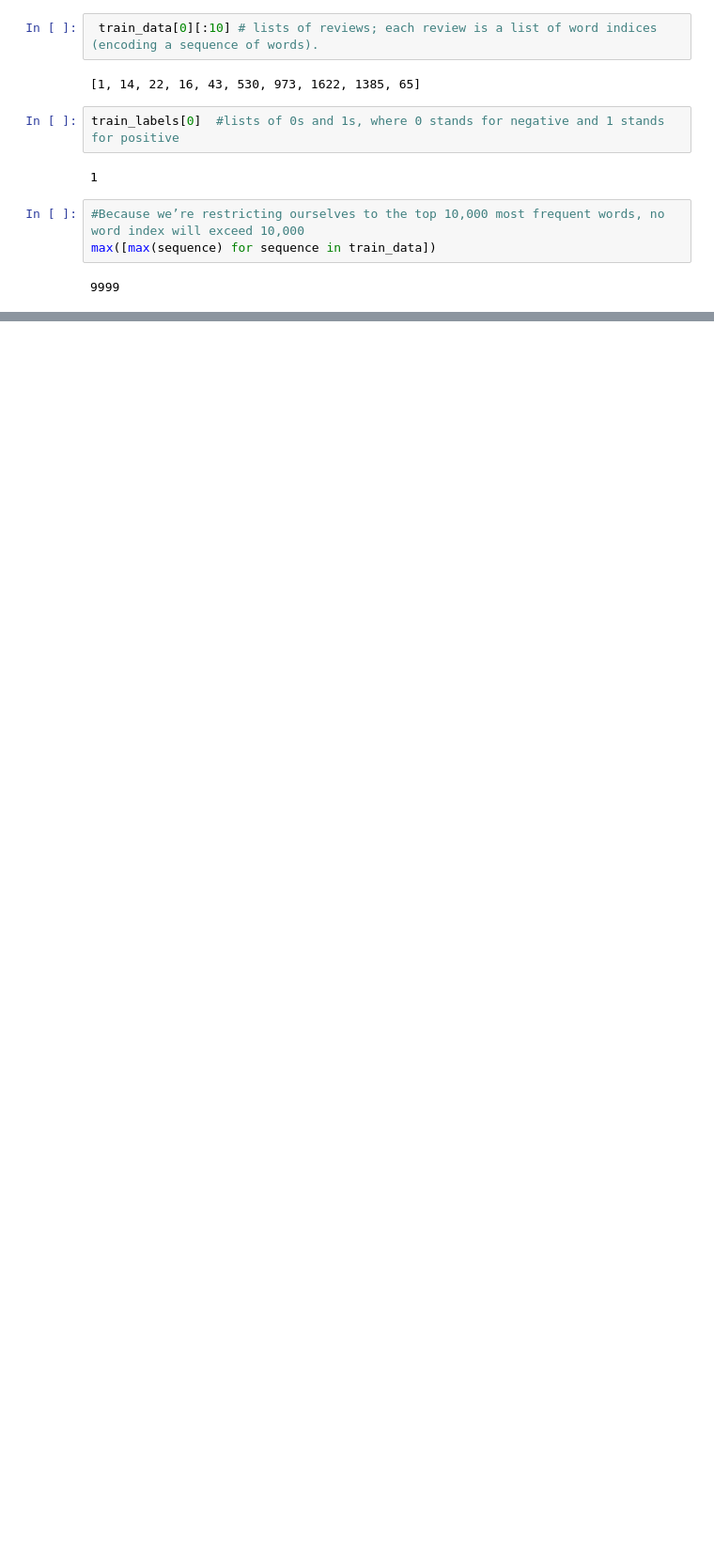
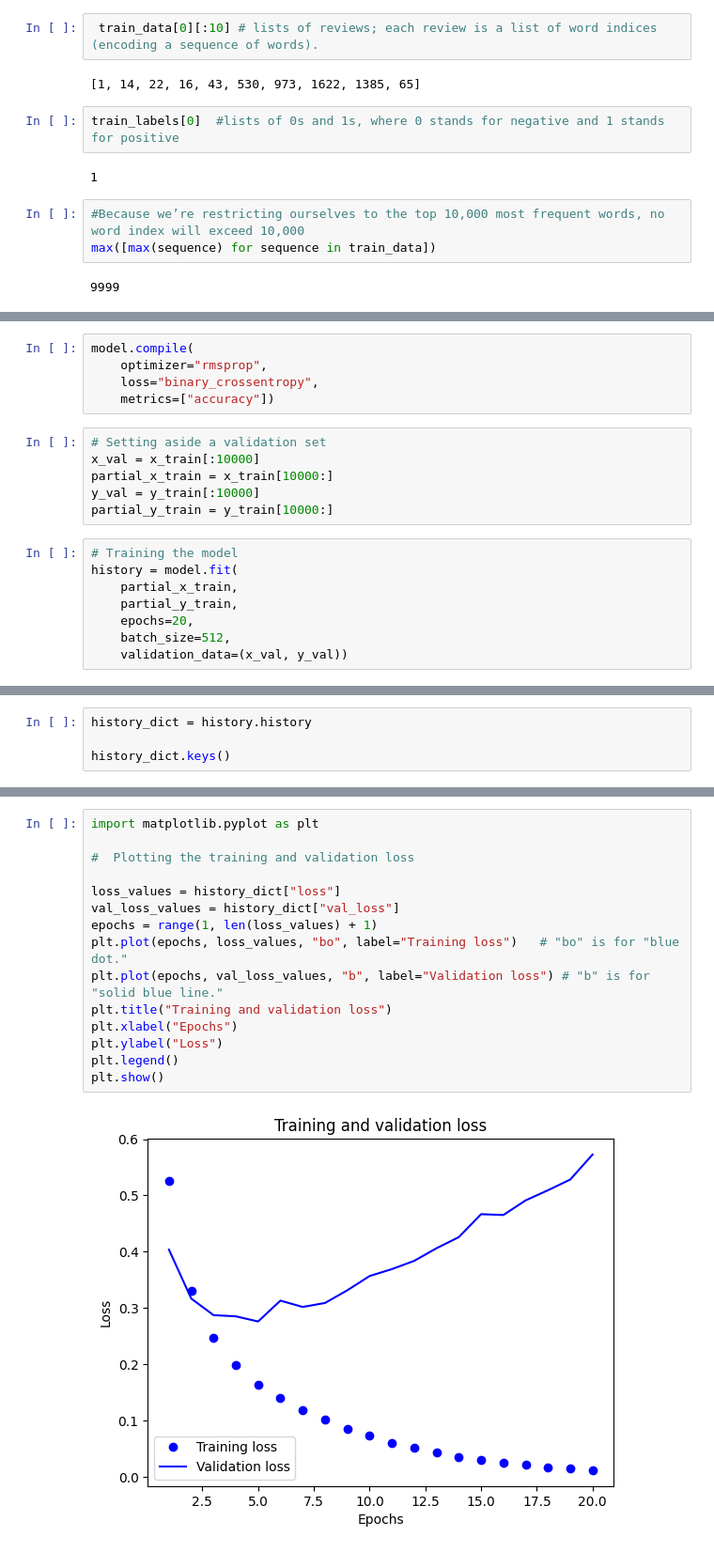
Before and after one commit to Melodie97/Deep-Learning-Projects, a Jupyter notebook: Basics/imdb.ipynb, the cells around one changed output, grey strips where cells are left out. Shown: that part at 94% size. Drawn from its saved outputs; the diff is of its cells as text; blank space fills up the shorter version.

```diff
--- a/Basics/imdb.ipynb
+++ b/Basics/imdb.ipynb
@@ -34,0 +82,19 @@ decoded_review = " ".join([reverse_word_index.get(i - 3, "?") for i in train_dat
+# %%
+model.compile(
+    optimizer="rmsprop",
+    loss="binary_crossentropy",
+    metrics=["accuracy"])
+# %%
+# Setting aside a validation set
+x_val = x_train[:10000]
+partial_x_train = x_train[10000:]
+y_val = y_train[:10000]
+partial_y_train = y_train[10000:]
+# %%
+# Training the model
+history = model.fit(
+    partial_x_train,
+    partial_y_train,
+    epochs=20,
+    batch_size=512,
+    validation_data=(x_val, y_val))
@@ -34,0 +119,4 @@ decoded_review = " ".join([reverse_word_index.get(i - 3, "?") for i in train_dat
+# %%
+history_dict = history.history
+
+history_dict.keys()
@@ -34,0 +127,17 @@ decoded_review = " ".join([reverse_word_index.get(i - 3, "?") for i in train_dat
+# %%
+import matplotlib.pyplot as plt
+
+#  Plotting the training and validation loss
+
+loss_values = history_dict["loss"]
+val_loss_values = history_dict["val_loss"]
+epochs = range(1, len(loss_values) + 1)
+plt.plot(epochs, loss_values, "bo", label="Training loss")   # "bo" is for "blue dot."
+plt.plot(epochs, val_loss_values, "b", label="Validation loss") # "b" is for "solid blue line."
+plt.title("Training and validation loss")
+plt.xlabel("Epochs")
+plt.ylabel("Loss")
+plt.legend()
+plt.show()
+# %% [output]
+[figure, added]
```
Also changed, not shown: parts of 61 cells of this notebook.
